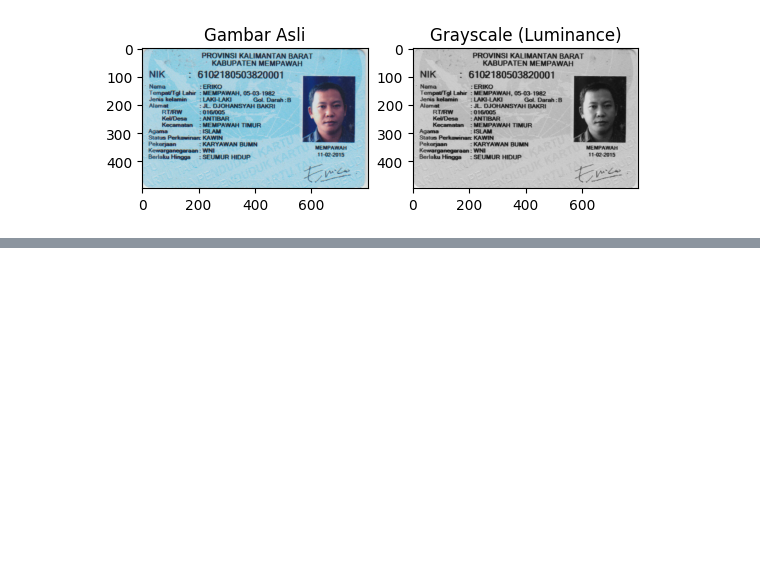
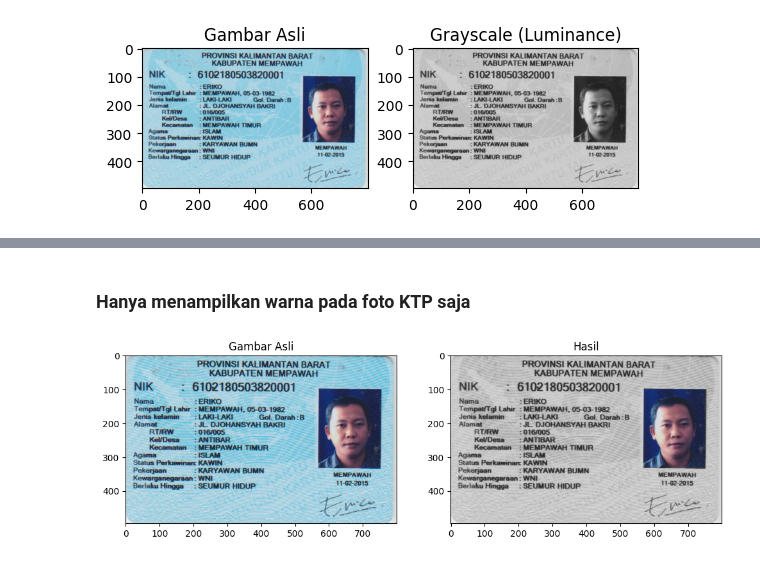
Before and after one commit to Dyinastie/PVCK_3D_Dyinastie, a Jupyter notebook: PCVK_Jobsheet3.ipynb, the cells around one changed output, grey strips where cells are left out. Saved outputs shown, nothing was run; the diff lists cells and outputs as text; code cells hidden in the pictures; blank space fills up the shorter version.

```diff
--- a/PCVK_Jobsheet3.ipynb
+++ b/PCVK_Jobsheet3.ipynb
@@ -296,0 +304,47 @@ plt.show()
+# %% [markdown]
+### Hanya menampilkan warna pada foto KTP saja
+# %%
+ktp_5 = ktp_1.copy()
+
+tinggi = ktp_5.shape[0]
+lebar = ktp_5.shape[1]
+
+# Inisialisasi array
+hasil = np.zeros(ktp_5.shape, ktp_5.dtype)
+
+# Tentukan area foto KTP (misal di koordinat x1, y1, x2, y2)
+x1, y1 = 570, 100  # Koordinat kiri atas area foto
+x2, y2 = 750, 330  # Koordinat kanan bawah area foto
+
+for y in range(tinggi):
+    for x in range(lebar):
+        # Mendapatkan nilai R, G, B
+        R = int(ktp_5[y, x, 0])
+        G = int(ktp_5[y, x, 1])
+        B = int(ktp_5[y, x, 2])
+        # Cek apakah piksel berada di area foto KTP
+        if (x1 <= x <= x2 and y1 <= y <= y2):
+            # Area foto KTP tetap berwarna
+            hasil[y, x] = [R, G, B]
+        else:
+            # Selain area foto, diubah jadi grayscale
+            abu = (R + G + B) / 3
+            hasil[y, x] = np.clip(abu, 0, 255)
+
+# Menampilkan gambar hasil dengan matplotlib
+plt.figure(figsize=(12, 6))
+
+# Subplot 1: Gambar Asli
+plt.subplot(1, 2, 1)
+plt.imshow(ktp_5)
+plt.title('Gambar Asli')
+
+# Subplot 2: Gambar dengan hanya area foto berwarna
+plt.subplot(1, 2, 2)
+plt.imshow(hasil)
+plt.title('Hasil')
+
+# Menampilkan semua gambar secara berdampingan
+plt.show()
+# %% [output]
+[figure, added]
```
Also changed, not shown: parts of 25 cells of this notebook.
